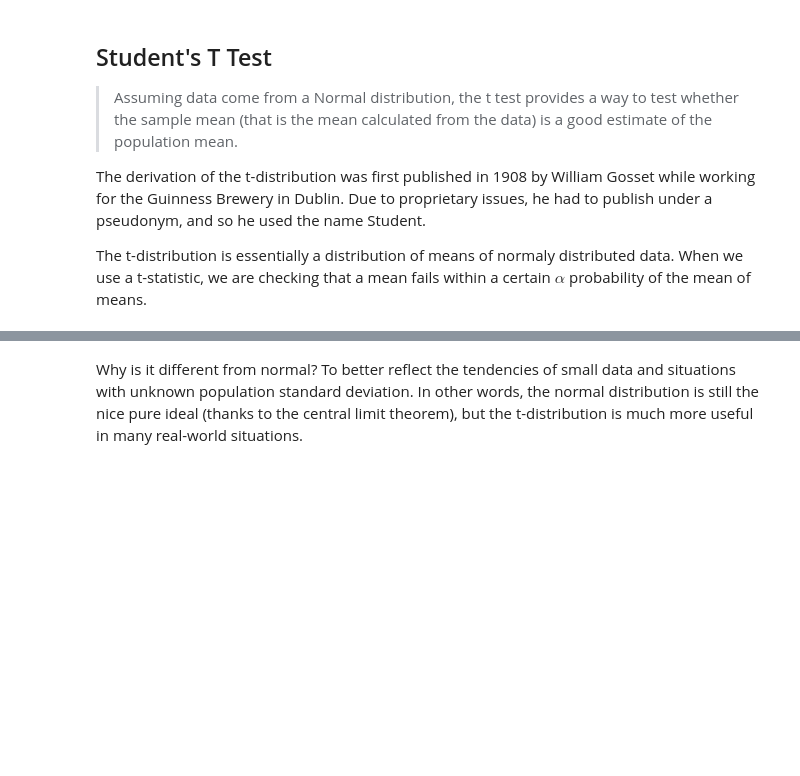
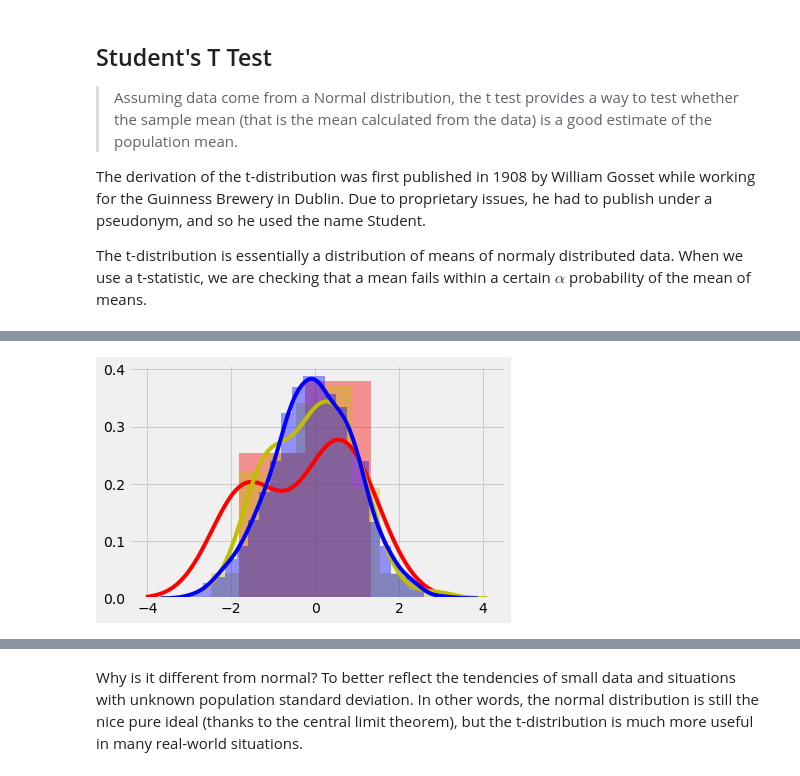
Before and after one commit to bloominstituteoftechnology/DS-Unit-1-Sprint-3-Statistical-Tests-and-Experiments, a Jupyter notebook: module1-statistics-probability-and-inference/LS_DS_131_Statistics_Probability_and_Inference.ipynb, the cells around one changed output, grey strips where cells are left out. Saved outputs shown, nothing was run; the diff lists cells and outputs as text; code cells hidden in the pictures; blank space fills up the shorter version.

```diff
--- a/module1-statistics-probability-and-inference/LS_DS_131_Statistics_Probability_and_Inference.ipynb
+++ b/module1-statistics-probability-and-inference/LS_DS_131_Statistics_Probability_and_Inference.ipynb
@@ -71,3 +95,9 @@ sns.kdeplot(t_df1000, color='b');
+# %%
+sns.distplot(t_df10, color='r');
+sns.distplot(t_df100, color='y');
+sns.distplot(t_df1000, color='b');
+# %% [output]
+[figure, added]
 # %%
 i = 10
 for sample in [t_df10, t_df100, t_df1000]:
```
Also changed, not shown: parts of 38 cells of this notebook.
